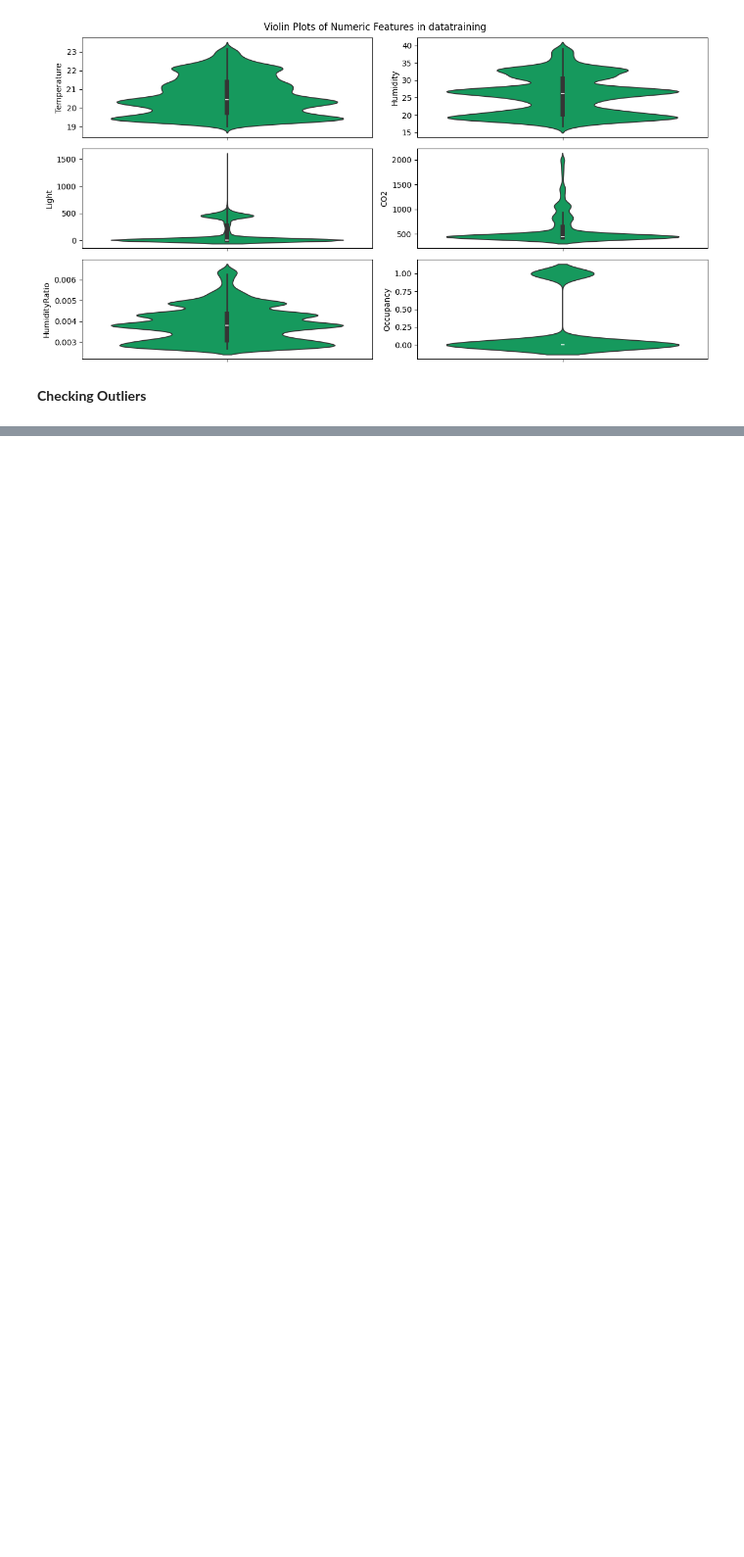
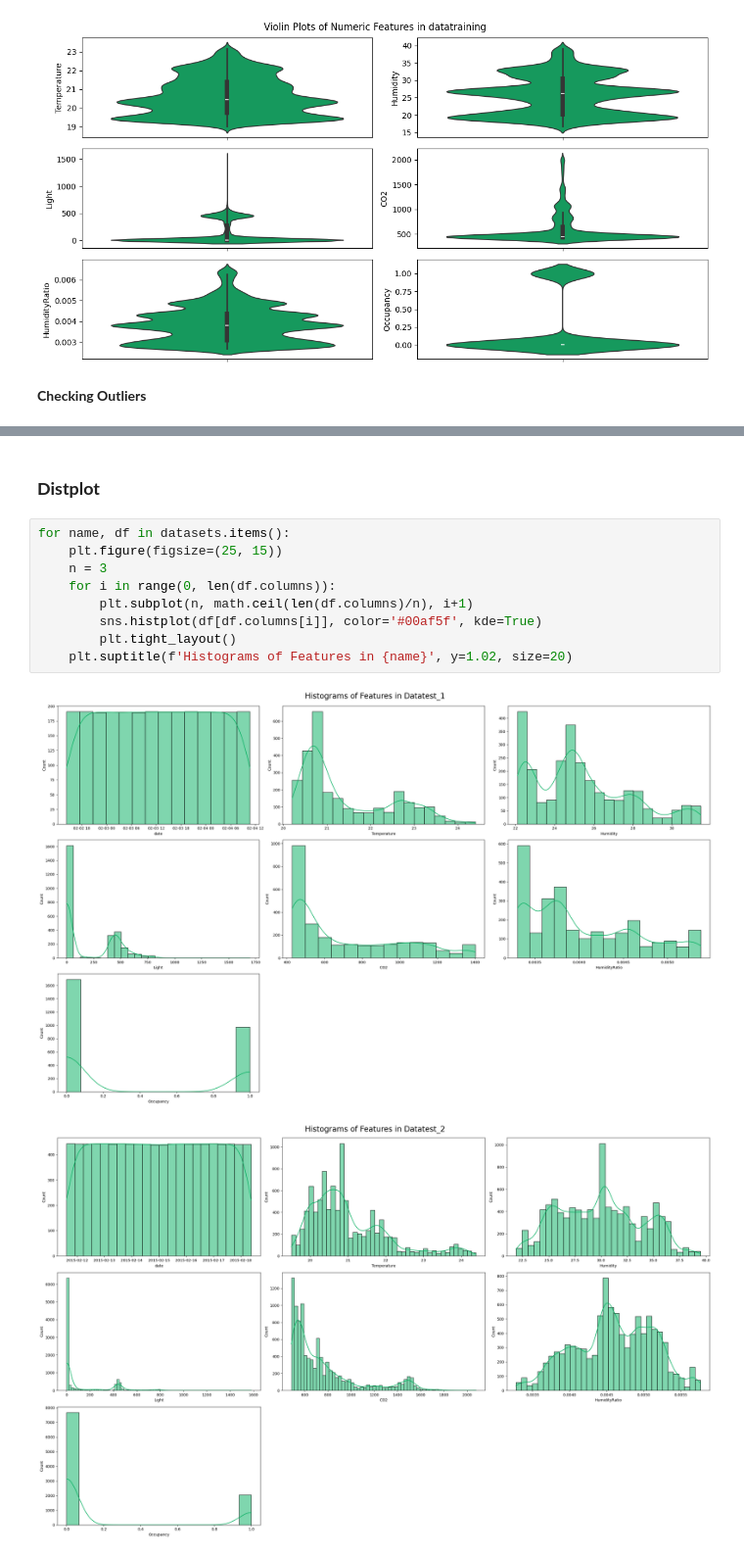
Before and after one commit to aryaadhy/Occupancy_Detection_FINPRO, a Jupyter notebook: FINPRO_DS38_Arya_Adhy.ipynb, the cells around one changed output, grey strips where cells are left out. Shown at 98% size. Drawn from its saved outputs; the diff is of its cells as text; blank space fills up the shorter version.

```diff
--- a/FINPRO_DS38_Arya_Adhy.ipynb
+++ b/FINPRO_DS38_Arya_Adhy.ipynb
@@ -303,0 +324,14 @@ Not Outlier All Data : 6193
+# %% [markdown]
+### **Distplot**
+# %%
+for name, df in datasets.items():
+    plt.figure(figsize=(25, 15))
+    n = 3
+    for i in range(0, len(df.columns)):
+        plt.subplot(n, math.ceil(len(df.columns)/n), i+1)
+        sns.histplot(df[df.columns[i]], color='#00af5f', kde=True)
+        plt.tight_layout()
+    plt.suptitle(f'Histograms of Features in {name}', y=1.02, size=20)
+# %% [output]
+[figure, added]
+[figure, added]
```
Also changed, not shown: parts of 4 cells of this notebook.
